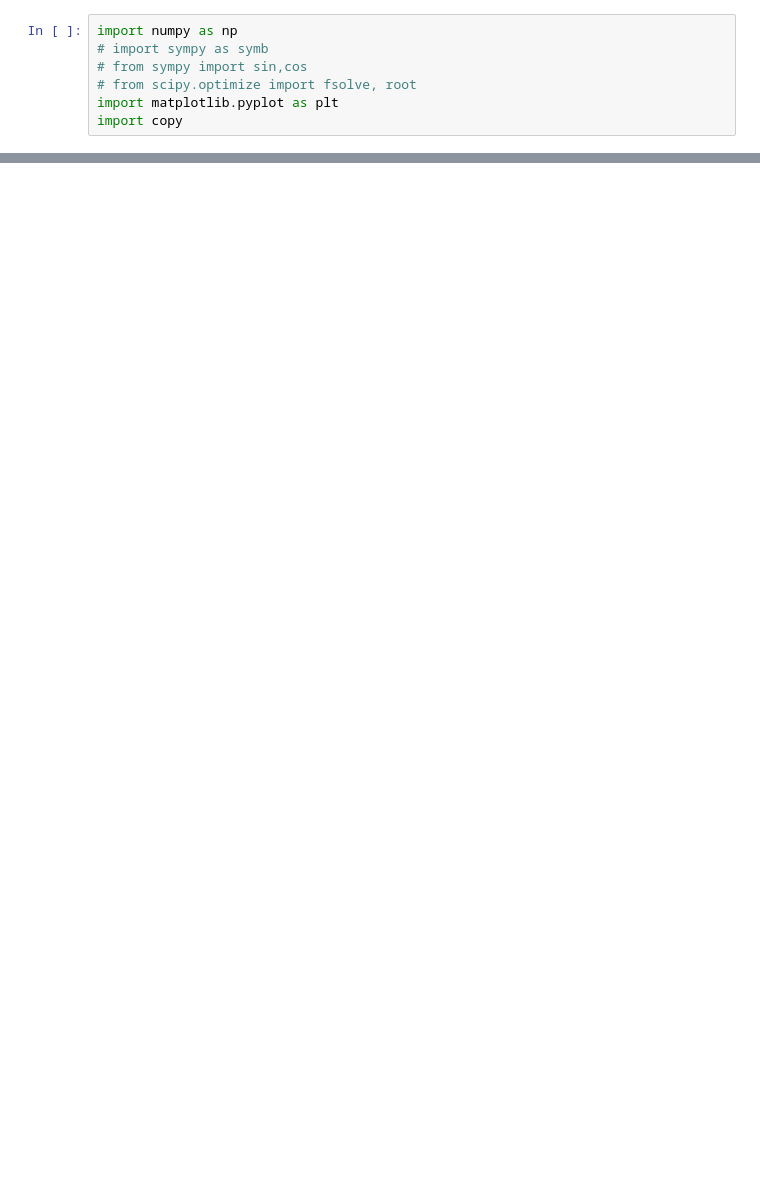
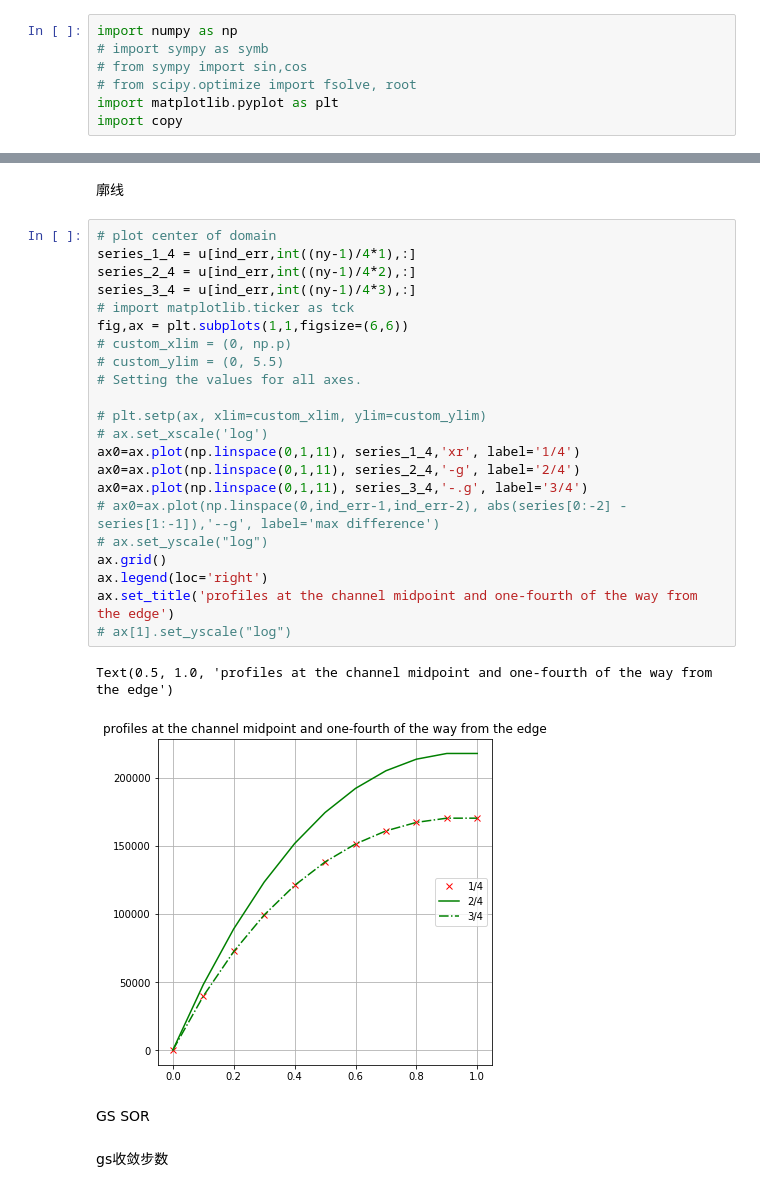
Before and after one commit to dozerlcl/assignments_2020_nju_meteorology, a Jupyter notebook: numerical_PDE/P_set7/test1.ipynb, the cells around one changed output, grey strips where cells are left out. Saved outputs shown, nothing was run; the diff lists cells and outputs as text; blank space fills up the shorter version.

```diff
--- a/numerical_PDE/P_set7/test1.ipynb
+++ b/numerical_PDE/P_set7/test1.ipynb
@@ -113,0 +139,31 @@ plt.colorbar(cnrt1,ax=ax)
+# %% [markdown]
+廓线
+# %%
+# plot center of domain
+series_1_4 = u[ind_err,int((ny-1)/4*1),:]
+series_2_4 = u[ind_err,int((ny-1)/4*2),:]
+series_3_4 = u[ind_err,int((ny-1)/4*3),:]
+# import matplotlib.ticker as tck
+fig,ax = plt.subplots(1,1,figsize=(6,6))
+# custom_xlim = (0, np.p)
+# custom_ylim = (0, 5.5)
+# Setting the values for all axes.
+
+# plt.setp(ax, xlim=custom_xlim, ylim=custom_ylim)
+# ax.set_xscale('log')
+ax0=ax.plot(np.linspace(0,1,11), series_1_4,'xr', label='1/4')
+ax0=ax.plot(np.linspace(0,1,11), series_2_4,'-g', label='2/4')
+ax0=ax.plot(np.linspace(0,1,11), series_3_4,'-.g', label='3/4')
+# ax0=ax.plot(np.linspace(0,ind_err-1,ind_err-2), abs(series[0:-2] - series[1:-1]),'--g', label='max difference')
+# ax.set_yscale("log")
+ax.grid()
+ax.legend(loc='right')
+ax.set_title('profiles at the channel midpoint and one-fourth of the way from the edge')
+# ax[1].set_yscale("log")
+# %% [output]
+Text(0.5, 1.0, 'profiles at the channel midpoint and one-fourth of the way from the edge')
+[figure, added]
+# %% [markdown]
+GS SOR
+# %% [markdown]
+gs收敛步数
```
Also changed, not shown: parts of 15 cells of this notebook.
